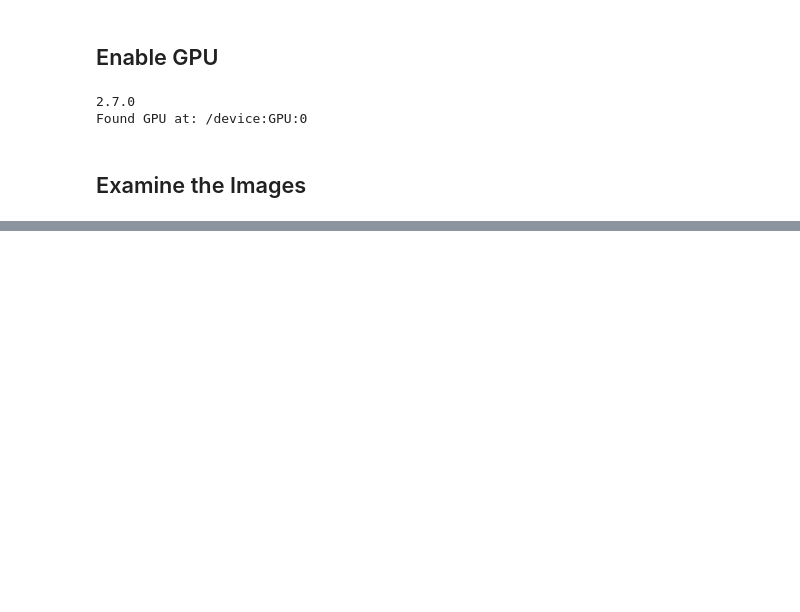
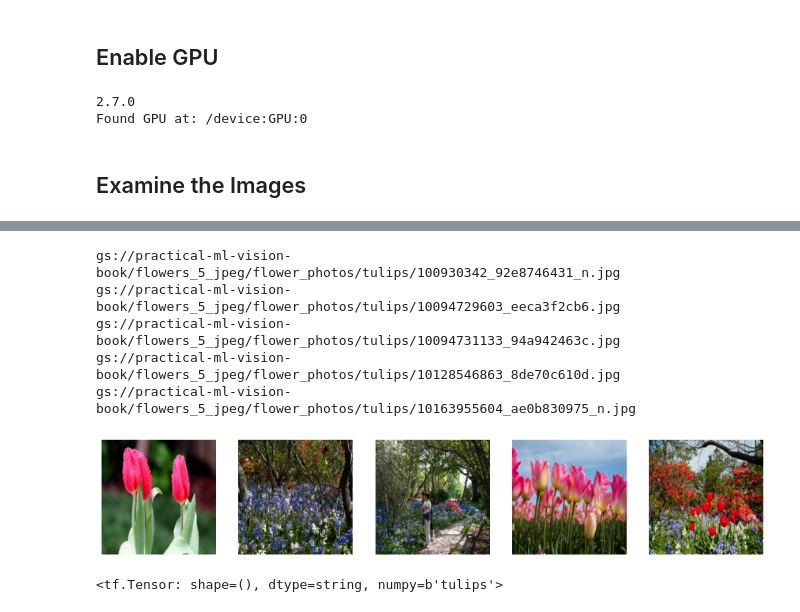
Before and after one commit to antounes/cv, a Jupyter notebook: 02a_machine_perception.ipynb, the cells around one changed output, grey strips where cells are left out. Saved outputs shown, nothing was run; the diff lists cells and outputs as text; code cells hidden in the pictures; blank space fills up the shorter version.

```diff
--- a/02a_machine_perception.ipynb
+++ b/02a_machine_perception.ipynb
@@ -24,0 +66,23 @@ Found GPU at: /device:GPU:0
+# %%
+# Notice that the file name has the flower type in it. Let's look at a few tulips
+tulips = tf.io.gfile.glob('gs://practical-ml-vision-book/flowers_5_jpeg/flower_photos/tulips/*.jpg')
+f, ax = plt.subplots(1, 5, figsize=(15,15))
+for idx, filename in enumerate(tulips[:5]):
+  print(filename)
+  img = read_and_decode(filename, [IMG_HEIGHT, IMG_WIDTH])
+  ax[idx].imshow((img.numpy()));
+  ax[idx].axis('off')
+# %% [output]
+gs://practical-ml-vision-book/flowers_5_jpeg/flower_photos/tulips/100930342_92e8746431_n.jpg
+gs://practical-ml-vision-book/flowers_5_jpeg/flower_photos/tulips/10094729603_eeca3f2cb6.jpg
+gs://practical-ml-vision-book/flowers_5_jpeg/flower_photos/tulips/10094731133_94a942463c.jpg
+gs://practical-ml-vision-book/flowers_5_jpeg/flower_photos/tulips/10128546863_8de70c610d.jpg
+gs://practical-ml-vision-book/flowers_5_jpeg/flower_photos/tulips/10163955604_ae0b830975_n.jpg
+[figure, added]
+# %%
+tf.strings.split(tf.strings.regex_replace(
+    'gs://practical-ml-vision-book/flowers_5_jpeg/flower_photos/tulips/10094731133_94a942463c.jpg',
+    'gs://practical-ml-vision-book/flowers_5_jpeg/flower_photos/', ''),
+    '/')[0]
+# %% [output]
+<tf.Tensor: shape=(), dtype=string, numpy=b'tulips'>
```
Also changed, not shown: parts of 6 cells of this notebook.
